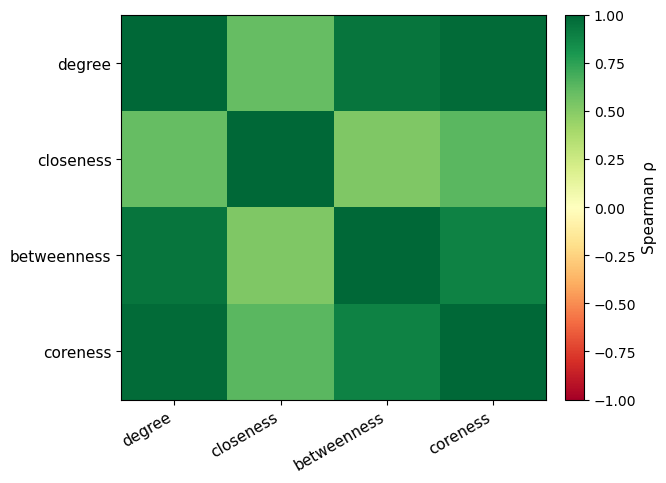
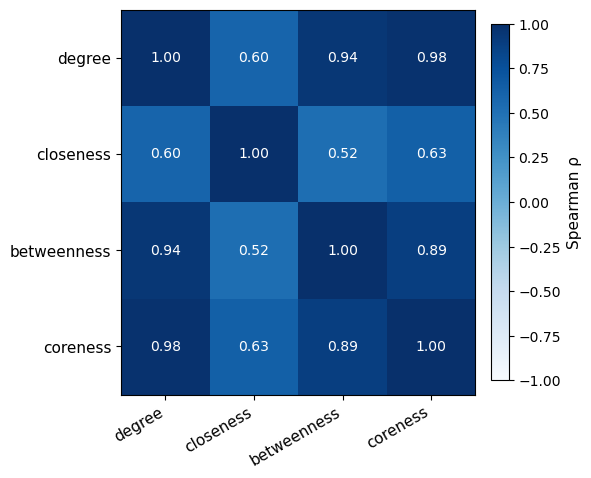
Unified diff of the notebook cell whose output changed from the first chart to the second:
--- before
+++ after
@@ -1,4 +1,5 @@
 from scipy.stats import spearmanr
 import matplotlib.colors as mcolors
+G.vs['coreness'] = G.coreness()
 
 # --- 2. Calcola le centralità ---
@@ -27,11 +28,12 @@
 
 # --- 4. Plot heatmap con matplotlib puro ---
-fig, ax = plt.subplots(figsize=(6, 5))
+fig, ax = plt.subplots(figsize=(5, 5))
 
 # Colormap divergente centrata su 0
-cmap = plt.cm.RdYlGn
-norm = mcolors.TwoSlopeNorm(vmin=-1, vcenter=0, vmax=1)
+cmap_heat = 'Blues'
+vmin, vmax = -1, 1
+norm = mcolors.TwoSlopeNorm(vmin=vmin, vcenter=0, vmax=vmax)
 
-im = ax.imshow(corr_matrix, cmap=cmap, norm=norm, aspect='auto')
+im = ax.imshow(corr_matrix, cmap=cmap_heat, norm=norm, aspect='auto')
 
 # Colorbar
@@ -45,2 +47,17 @@
 ax.set_yticklabels(labels, fontsize=11)
 
+low = corr_matrix.min() if vmin is None else vmin
+high = corr_matrix.max() if vmax is None else vmax
+threshold = (low + high) / 2.0 if high > low else high
+for i in range(corr_matrix.shape[0]):
+    for j in range(corr_matrix.shape[1]):
+        value = corr_matrix[i, j]
+        text_color = 'white' if value >= threshold else 'black'
+        ax.text(
+            j,
+            i,
+            f"{value:.2f}",
+            ha='center',
+            va='center',
+            color=text_color,
+        )

Commit: Implement feature X to enhance user experience and optimize performance